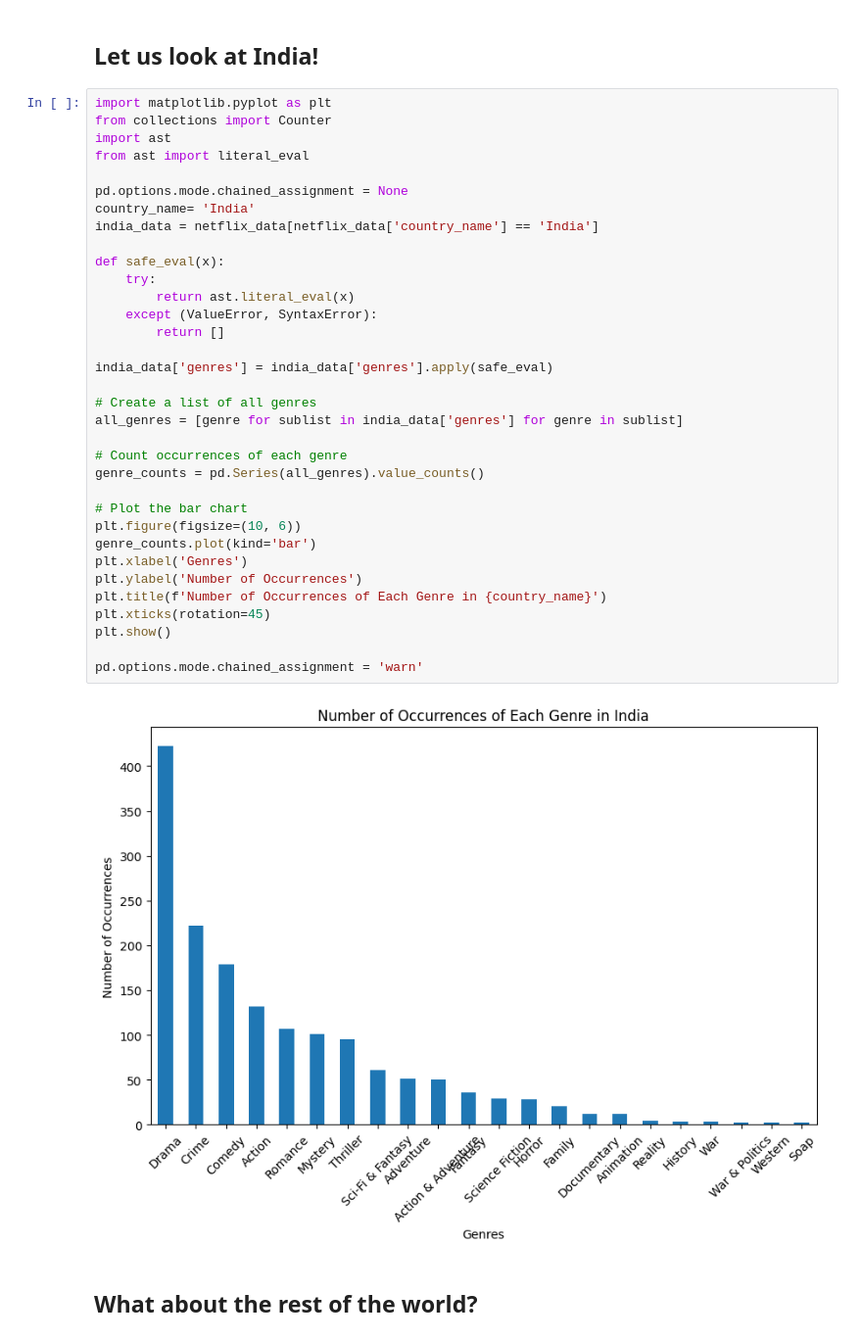
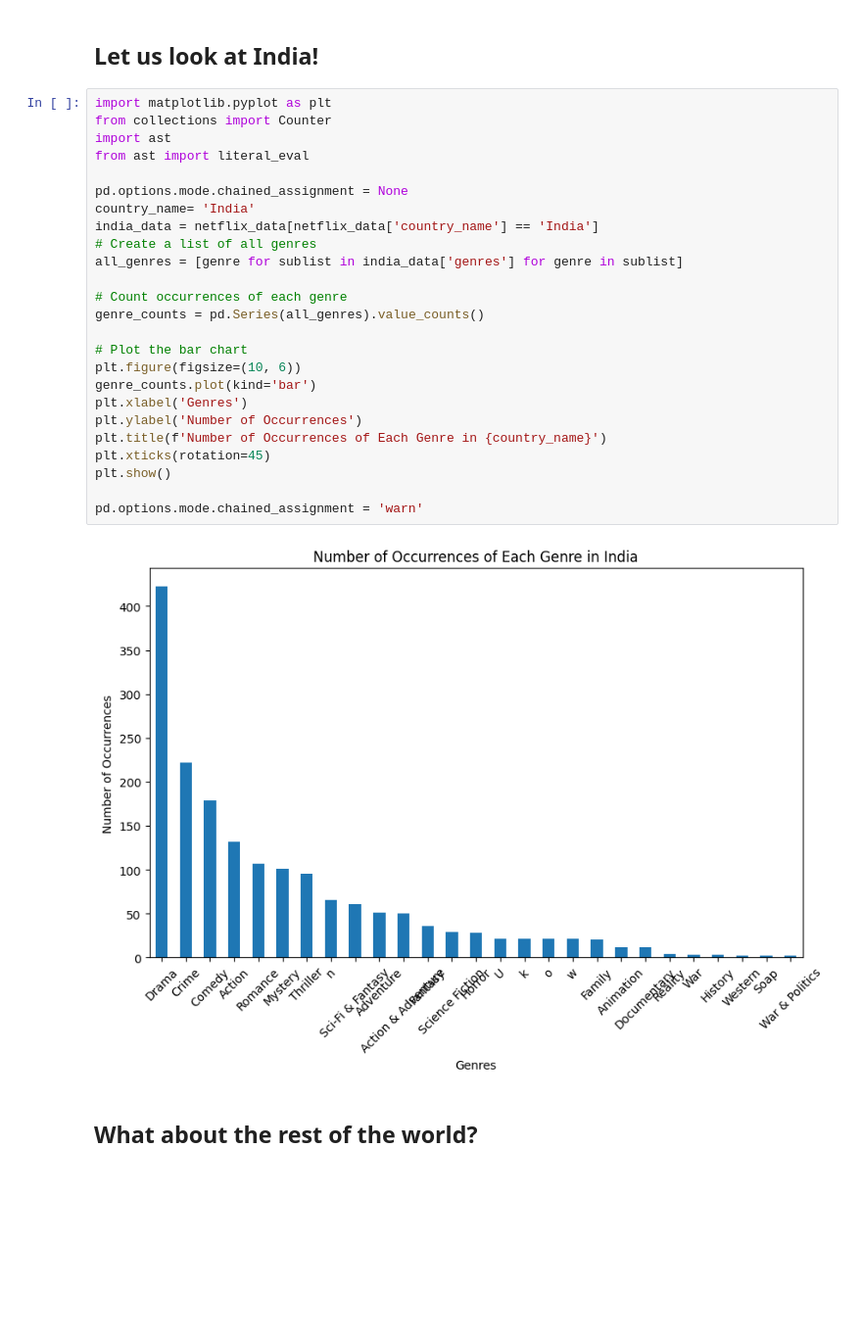
Before and after one commit to denyce-ng/CODE1161dataproject, a Jupyter notebook: project.ipynb, the cells around one changed output. Shown at 98% size. Cells and saved outputs as stored; diff of their text form; blank space fills up the shorter version.

```diff
--- a/project.ipynb
+++ b/project.ipynb
@@ -513,39 +780,30 @@ plt.show()
 # %%
 import matplotlib.pyplot as plt
 from collections import Counter
 import ast
 from ast import literal_eval
 
 pd.options.mode.chained_assignment = None
 country_name= 'India'
 india_data = netflix_data[netflix_data['country_name'] == 'India']
-
-def safe_eval(x):
-    try:
-        return ast.literal_eval(x)
-    except (ValueError, SyntaxError):
-        return []
-
-india_data['genres'] = india_data['genres'].apply(safe_eval)
-
 # Create a list of all genres
 all_genres = [genre for sublist in india_data['genres'] for genre in sublist]
 
 # Count occurrences of each genre
 genre_counts = pd.Series(all_genres).value_counts()
 
 # Plot the bar chart
 plt.figure(figsize=(10, 6))
 genre_counts.plot(kind='bar')
 plt.xlabel('Genres')
 plt.ylabel('Number of Occurrences')
 plt.title(f'Number of Occurrences of Each Genre in {country_name}')
 plt.xticks(rotation=45)
 plt.show()
 
 pd.options.mode.chained_assignment = 'warn'
 # %% [output]
-[figure, old version]
+[figure, new version]
 # %% [markdown]
 ## What about the rest of the world?
 # %%
```
Also changed, not shown: parts of 33 cells of this notebook.
